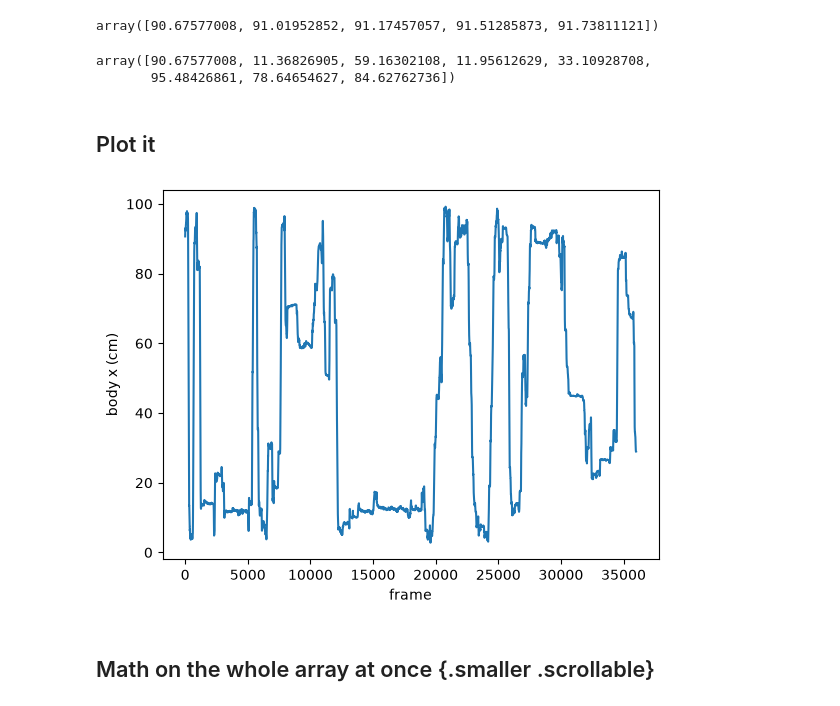
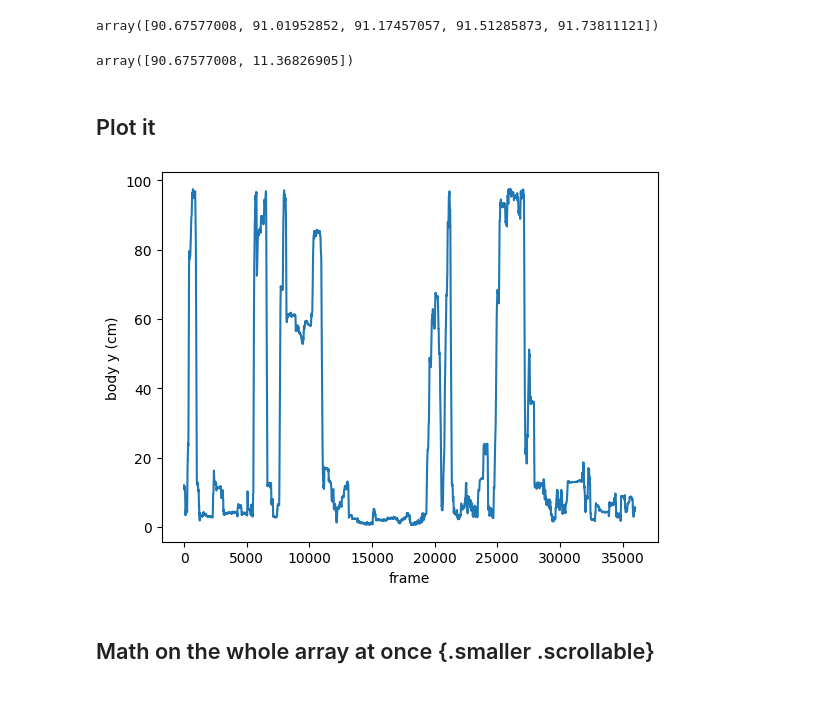
Before and after one commit to FelipeCybis/python-bootcamp-master-AIRE-2026, a Jupyter notebook: lectures/01_arrays.ipynb, the cells around one changed output. Drawn from its saved outputs; the diff is of its cells as text; code cells hidden in the pictures.

```diff
--- a/lectures/01_arrays.ipynb
+++ b/lectures/01_arrays.ipynb
@@ -267,21 +342,20 @@ body_x[:5]           # the first five
 # %% [output]
 array([90.67577008, 91.01952852, 91.17457057, 91.51285873, 91.73811121])
 # %%
-body_x[::5000]       # every 5000th frame
+body_x[0:10000:5000]       # every 5000th frame
 # %% [output]
-array([90.67577008, 11.36826905, 59.16302108, 11.95612629, 33.10928708,
-       95.48426861, 78.64654627, 84.62762736])
+array([90.67577008, 11.36826905])
 # %% [markdown]
 ## Plot it
 # %%
 import matplotlib.pyplot as plt
 
-plt.plot(body_x)
+plt.plot(body_y)
 plt.xlabel("frame")
-plt.ylabel("body x (cm)")
+plt.ylabel("body y (cm)")
 plt.show()
 # %% [output]
-[figure, old version]
+[figure, new version]
 # %% [markdown]
 ## Math on the whole array at once {.smaller .scrollable}
 # %%
```
Also changed, not shown: parts of 17 cells of this notebook.
